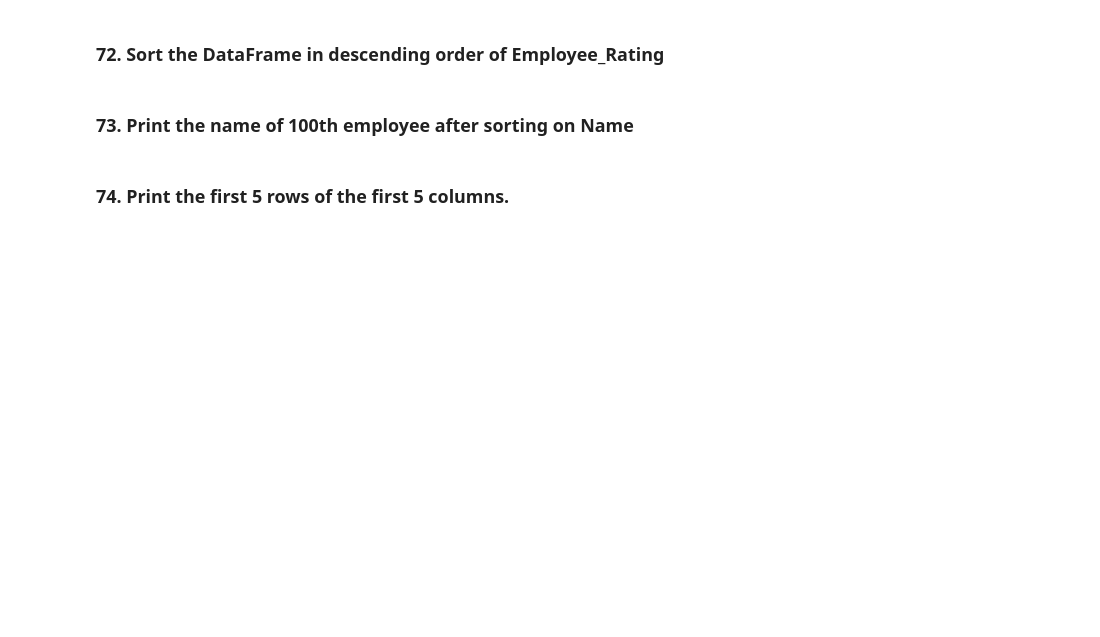
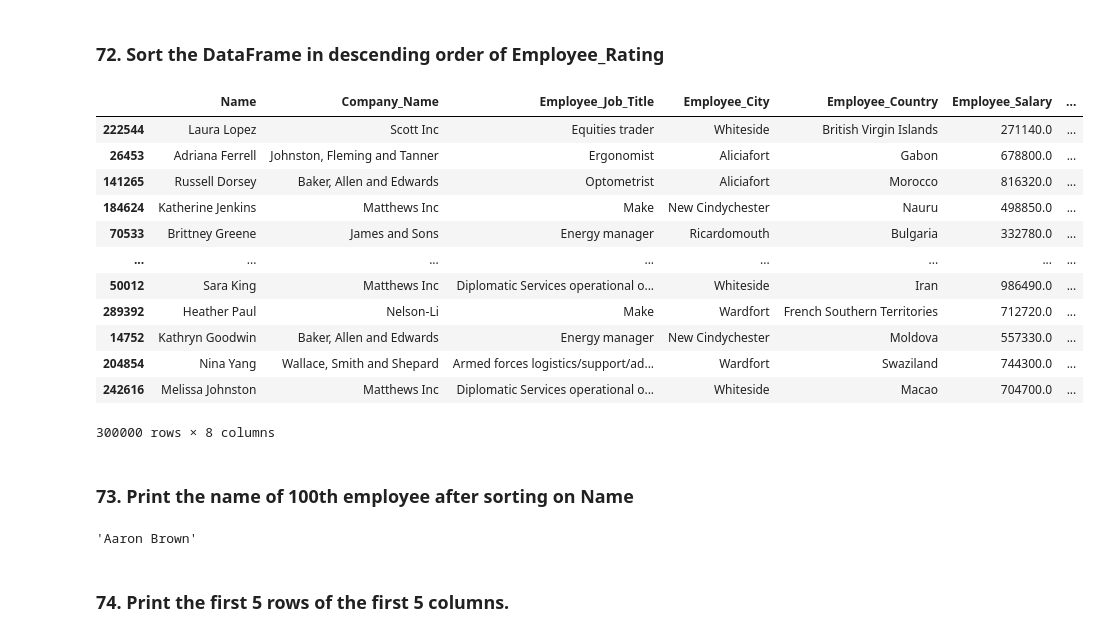
Before and after one commit to gaturpin/python-practice, a Jupyter notebook: pandas/notebook2.ipynb, the cells around one changed output. Saved outputs shown, nothing was run; the diff lists cells and outputs as text; code cells hidden in the pictures; blank space fills up the shorter version.

```diff
--- a/pandas/notebook2.ipynb
+++ b/pandas/notebook2.ipynb
@@ -156,6 +468,27 @@ print(column_names)
 # %% [markdown]
 ### 72. Sort the DataFrame in descending order of Employee_Rating
+# %%
+df.sort_values(by = 'Employee_Rating', ascending = False)
+# %% [output]
+|  | Name | Company_Name | Employee_Job_Title | Employee_City | Employee_Country | Employee_Salary | ... |
+| 222544 | Laura Lopez | Scott Inc | Equities trader | Whiteside | British Virgin Islands | 271140.0 | ... |
+| 26453 | Adriana Ferrell | Johnston, Fleming and Tanner | Ergonomist | Aliciafort | Gabon | 678800.0 | ... |
+| 141265 | Russell Dorsey | Baker, Allen and Edwards | Optometrist | Aliciafort | Morocco | 816320.0 | ... |
+| 184624 | Katherine Jenkins | Matthews Inc | Make | New Cindychester | Nauru | 498850.0 | ... |
+| 70533 | Brittney Greene | James and Sons | Energy manager | Ricardomouth | Bulgaria | 332780.0 | ... |
+| ... | ... | ... | ... | ... | ... | ... | ... |
+| 50012 | Sara King | Matthews Inc | Diplomatic Services operational o... | Whiteside | Iran | 986490.0 | ... |
+| 289392 | Heather Paul | Nelson-Li | Make | Wardfort | French Southern Territories | 712720.0 | ... |
+| 14752 | Kathryn Goodwin | Baker, Allen and Edwards | Energy manager | New Cindychester | Moldova | 557330.0 | ... |
+| 204854 | Nina Yang | Wallace, Smith and Shepard | Armed forces logistics/support/ad... | Wardfort | Swaziland | 744300.0 | ... |
+| 242616 | Melissa Johnston | Matthews Inc | Diplomatic Services operational o... | Whiteside | Macao | 704700.0 | ... |
+300000 rows × 8 columns
 # %% [markdown]
 ### 73. Print the name of 100th employee after sorting on Name
+# %%
+name_sort_df = df.sort_values(by = 'Name')
+name_sort_df.Name.iloc[99] #Indexed to 0
+# %% [output]
+'Aaron Brown'
 # %% [markdown]
 ### 74. Print the first 5 rows of the first 5 columns.
```
Also changed, not shown: parts of 71 cells of this notebook, 1 other file.
